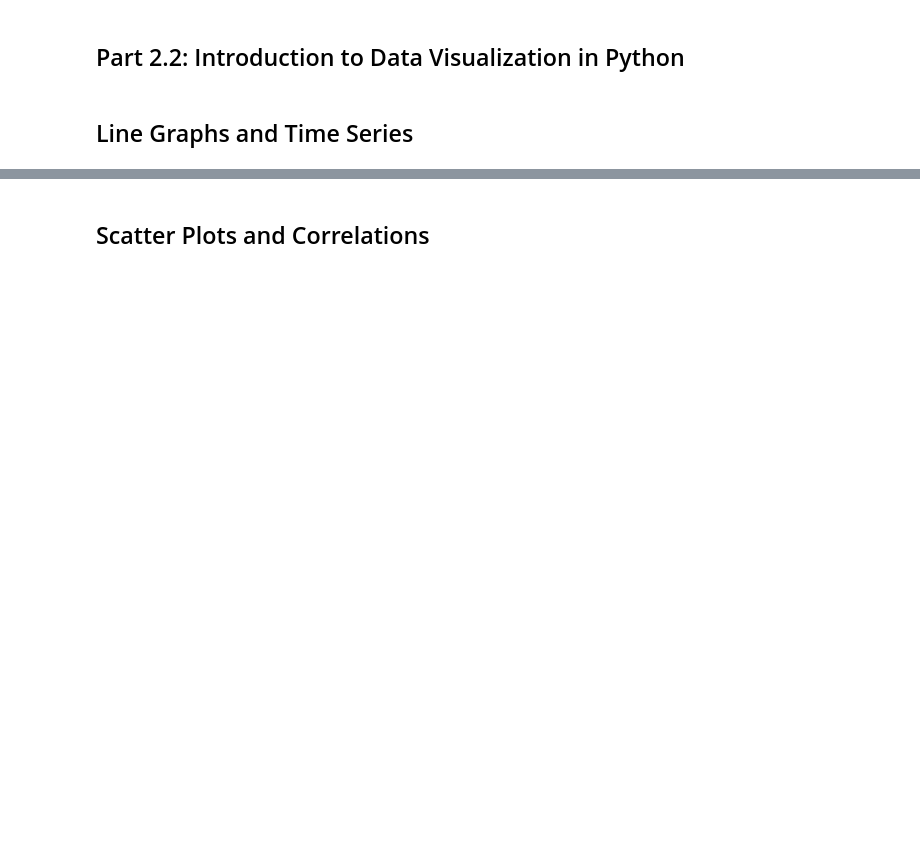
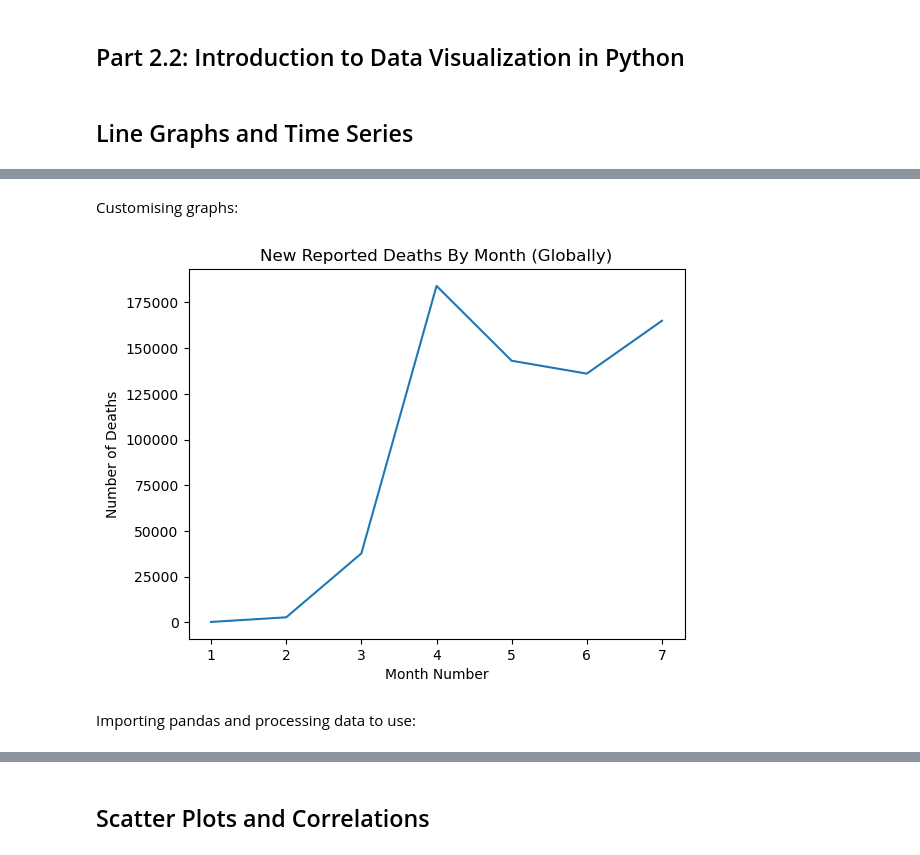
Before and after one commit to oxbbar/course-data-scientist, a Jupyter notebook: part_2/p2-2-introduction-to-data-visualization-in-python.ipynb, the cells around one changed output, grey strips where cells are left out. Cells and saved outputs as stored; diff of their text form; code cells hidden in the pictures; blank space fills up the shorter version.

```diff
--- a/part_2/p2-2-introduction-to-data-visualization-in-python.ipynb
+++ b/part_2/p2-2-introduction-to-data-visualization-in-python.ipynb
@@ -4,0 +23,15 @@
+# %% [markdown]
+Customising graphs:
+# %%
+month_number = [1, 2, 3, 4, 5, 6, 7]
+new_deaths = [213, 2729, 37718, 184064, 143119, 136073, 165003]
+
+plt.plot(month_number, new_deaths)
+plt.title("New Reported Deaths By Month (Globally)")
+plt.xlabel("Month Number")
+plt.ylabel("Number of Deaths")
+plt.show()
+# %% [output]
+[figure, added]
+# %% [markdown]
+Importing pandas and processing data to use:
```
Also changed, not shown: parts of 33 cells of this notebook, 2 other files.
